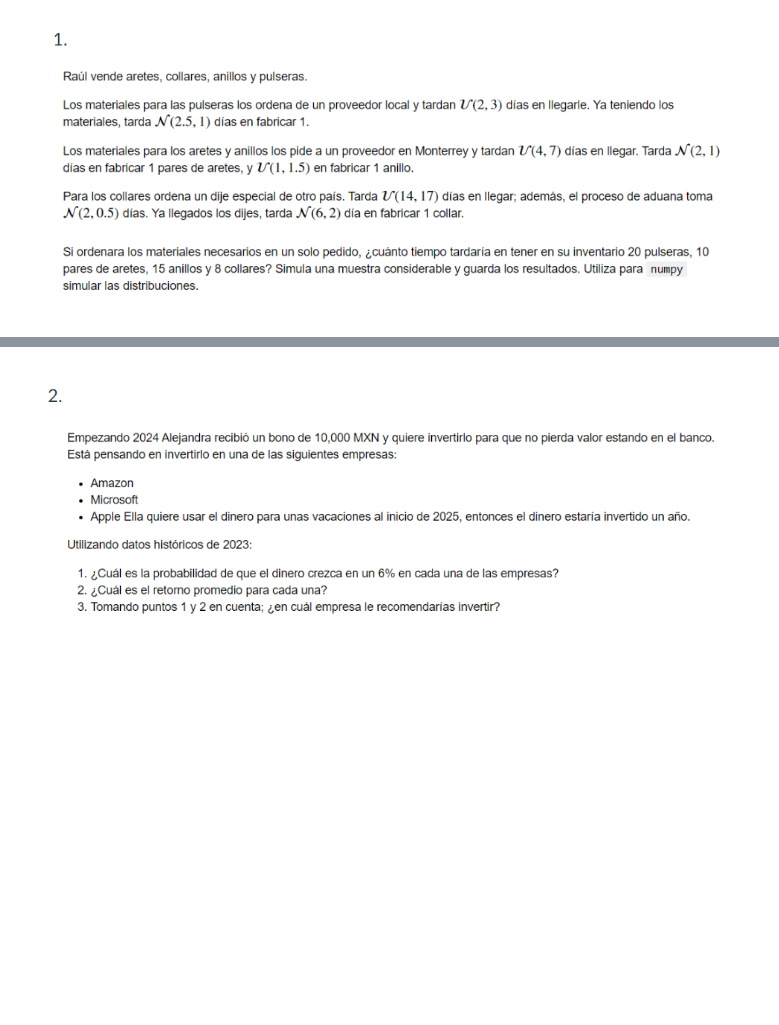
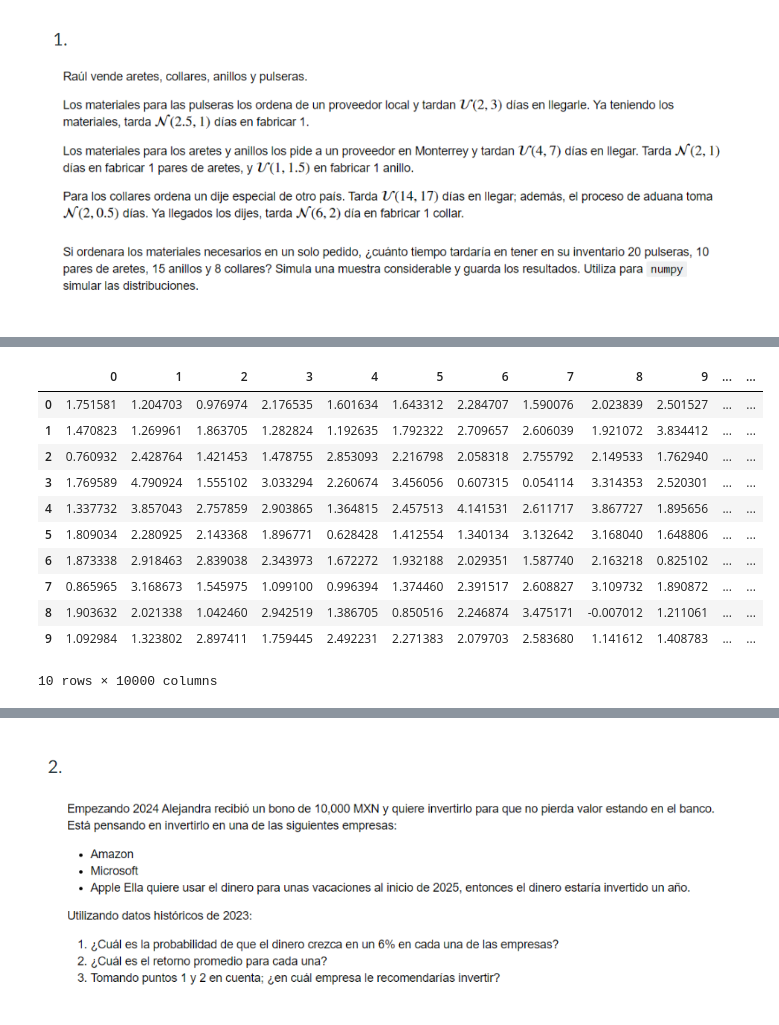
Before and after one commit to MarianaVal06/Simulaci-n-Matematica-1, a Jupyter notebook: 06 Probabilidad Precio-Umbral.ipynb, the cells around one changed output, grey strips where cells are left out. Cells and saved outputs as stored; diff of their text form; code cells hidden in the pictures; blank space fills up the shorter version.

```diff
--- a/06 Probabilidad Precio-Umbral.ipynb
+++ b/06 Probabilidad Precio-Umbral.ipynb
@@ -223,0 +261,17 @@ Con estas proyecciones pudimos calcular probabilidades de sobrepasar cierto prec
+# %%
+llegada_aretesanillos=np.random.uniform(4,7,N)
+aretes=  pd.DataFrame(np.random.normal(2,1,size=(10,N)))
+aretes
+# %% [output]
+|  | 0 | 1 | 2 | 3 | 4 | 5 | 6 | 7 | 8 | 9 | ... | ... |
+| 0 | 1.751581 | 1.204703 | 0.976974 | 2.176535 | 1.601634 | 1.643312 | 2.284707 | 1.590076 | 2.023839 | 2.501527 | ... | ... |
+| 1 | 1.470823 | 1.269961 | 1.863705 | 1.282824 | 1.192635 | 1.792322 | 2.709657 | 2.606039 | 1.921072 | 3.834412 | ... | ... |
+| 2 | 0.760932 | 2.428764 | 1.421453 | 1.478755 | 2.853093 | 2.216798 | 2.058318 | 2.755792 | 2.149533 | 1.762940 | ... | ... |
+| 3 | 1.769589 | 4.790924 | 1.555102 | 3.033294 | 2.260674 | 3.456056 | 0.607315 | 0.054114 | 3.314353 | 2.520301 | ... | ... |
+| 4 | 1.337732 | 3.857043 | 2.757859 | 2.903865 | 1.364815 | 2.457513 | 4.141531 | 2.611717 | 3.867727 | 1.895656 | ... | ... |
+| 5 | 1.809034 | 2.280925 | 2.143368 | 1.896771 | 0.628428 | 1.412554 | 1.340134 | 3.132642 | 3.168040 | 1.648806 | ... | ... |
+| 6 | 1.873338 | 2.918463 | 2.839038 | 2.343973 | 1.672272 | 1.932188 | 2.029351 | 1.587740 | 2.163218 | 0.825102 | ... | ... |
+| 7 | 0.865965 | 3.168673 | 1.545975 | 1.099100 | 0.996394 | 1.374460 | 2.391517 | 2.608827 | 3.109732 | 1.890872 | ... | ... |
+| 8 | 1.903632 | 2.021338 | 1.042460 | 2.942519 | 1.386705 | 0.850516 | 2.246874 | 3.475171 | -0.007012 | 1.211061 | ... | ... |
+| 9 | 1.092984 | 1.323802 | 2.897411 | 1.759445 | 2.492231 | 2.271383 | 2.079703 | 2.583680 | 1.141612 | 1.408783 | ... | ... |
+10 rows × 10000 columns
```
Also changed, not shown: parts of 14 cells of this notebook.
